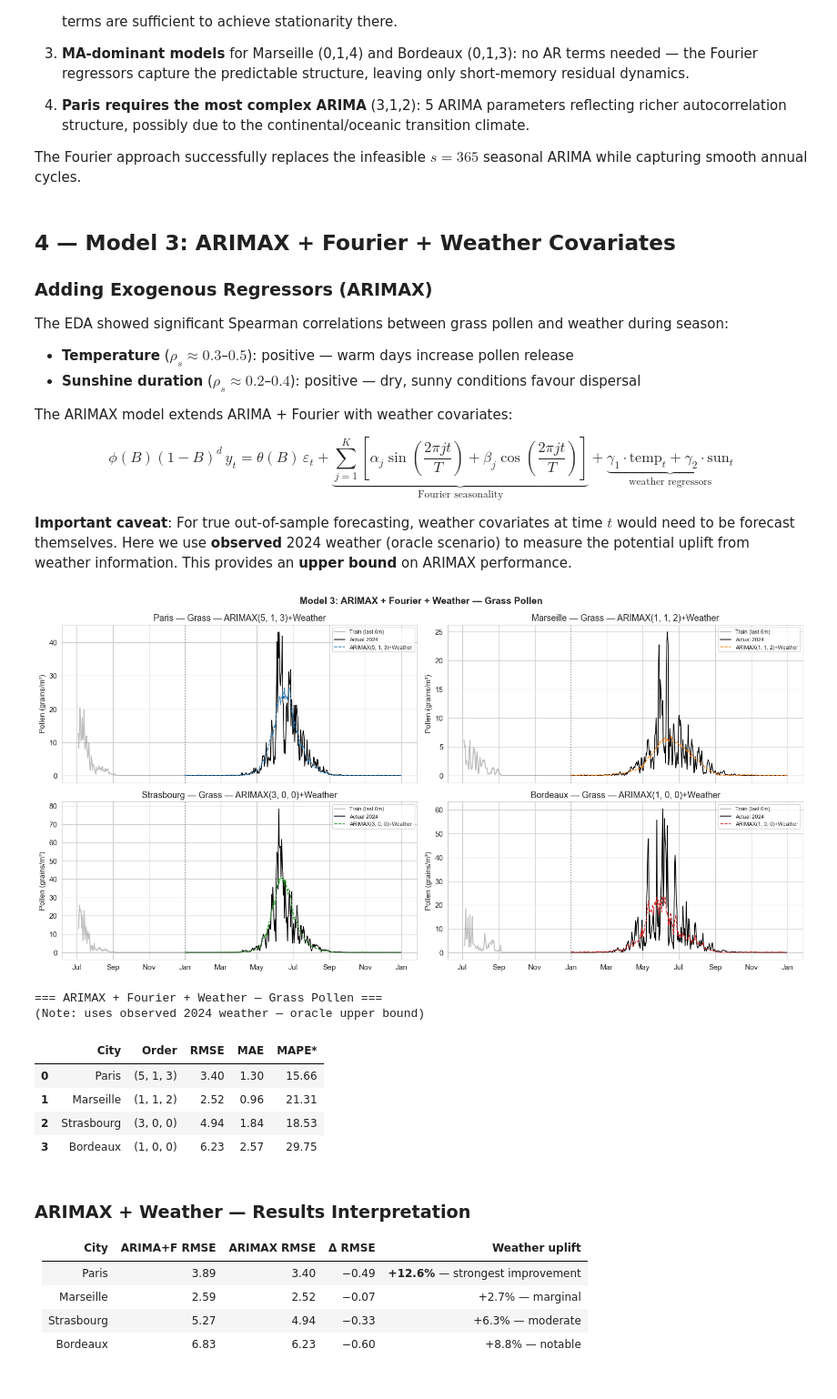
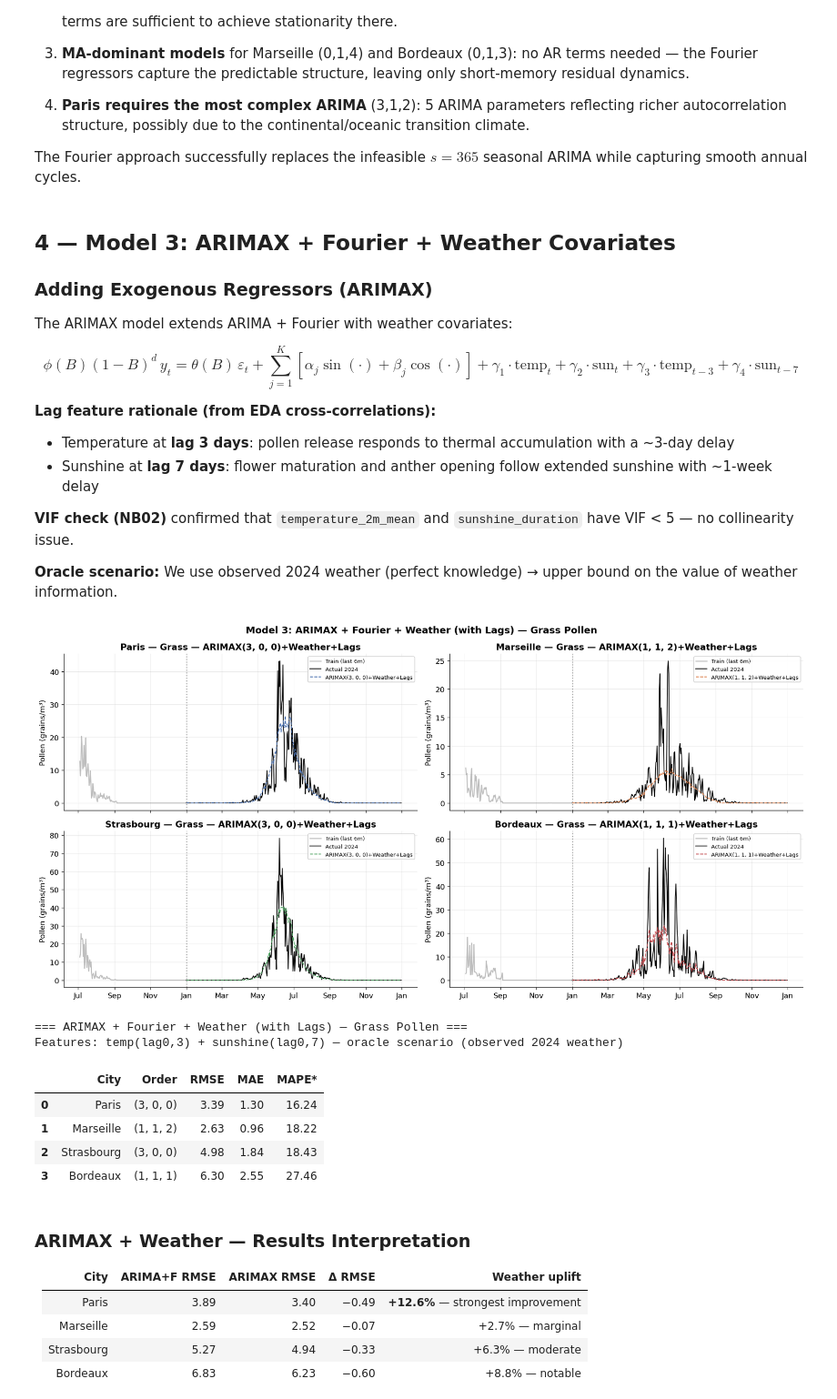
Before and after one commit to jbouniol/time-series-pollen, a Jupyter notebook: Notebooks/03_modelling.ipynb, the cells around one changed output. Shown at 91% size. Cells and saved outputs as stored; diff of their text form; code cells hidden in the pictures.

```diff
--- a/Notebooks/03_modelling.ipynb
+++ b/Notebooks/03_modelling.ipynb
@@ -378,22 +401,46 @@ The Fourier approach successfully replaces the infeasible $s = 365$ seasonal ARI
 
 ### Adding Exogenous Regressors (ARIMAX)
 
-The EDA showed significant Spearman correlations between grass pollen and weather during season:
-- **Temperature** ($\rho_s \approx 0.3$–$0.5$): positive — warm days increase pollen release
-- **Sunshine duration** ($\rho_s \approx 0.2$–$0.4$): positive — dry, sunny conditions favour dispersal
-
 The ARIMAX model extends ARIMA + Fourier with weather covariates:
 
-$$\phi(B)(1-B)^d\, y_t = \theta(B)\,\varepsilon_t + \underbrace{\sum_{j=1}^{K}\left[\alpha_j \sin\!\left(\frac{2\pi j t}{T}\right) + \beta_j \cos\!\left(\frac{2\pi j t}{T}\right)\right]}_{\text{Fourier seasonality}} + \underbrace{\gamma_1 \cdot \text{temp}_t + \gamma_2 \cdot \text{sun}_t}_{\text{weather regressors}}$$
+$$\phi(B)(1-B)^d\, y_t = \theta(B)\,\varepsilon_t + \sum_{j=1}^{K}[\alpha_j \sin(\cdot) + \beta_j \cos(\cdot)] + \gamma_1 \cdot \text{temp}_t + \gamma_2 \cdot \text{sun}_t + \gamma_3 \cdot \text{temp}_{t-3} + \gamma_4 \cdot \text{sun}_{t-7}$$
 
-**Important caveat**: For true out-of-sample forecasting, weather covariates at time $t$ would need to be forecast themselves. Here we use **observed** 2024 weather (oracle scenario) to measure the potential uplift from weather information. This provides an **upper bound** on ARIMAX performance.
+**Lag feature rationale (from EDA cross-correlations):**
+- Temperature at **lag 3 days**: pollen release responds to thermal accumulation with a ~3-day delay
+- Sunshine at **lag 7 days**: flower maturation and anther opening follow extended sunshine with ~1-week delay
+
+**VIF check (NB02)** confirmed that `temperature_2m_mean` and `sunshine_duration` have VIF < 5 — no collinearity issue.
+
+**Oracle scenario:** We use observed 2024 weather (perfect knowledge) → upper bound on the value of weather information.
 # %%
-# ── 4.1 ARIMAX + Fourier + Weather — Grass (all cities) ─────────────────────
+# ── 4.1 ARIMAX + Fourier + Weather (with lag features) — Grass (all cities) ──
 arimax_results = {}
 arimax_orders = {}
 
+# Weather features: contemporaneous + lagged (justified by EDA cross-correlations)
+WEATHER_LAGS = {
+    "temperature_2m_mean": [0, 3],   # lag 0 + lag 3 days
+    "sunshine_duration":   [0, 7],   # lag 0 + lag 7 days
+}
+
+def build_weather_features(city_df, start, end):
+    """Build contemporaneous + lagged weather feature matrix."""
+    weather_cols = []
+    col_names = []
+    for var, lags in WEATHER_LAGS.items():
+        for lag in lags:
+            col_name = f"{var}_lag{lag}" if lag > 0 else var
+            col_names.append(col_name)
+            weather_cols.append(city_df[var].shift(lag))
+    weather_df = pd.concat(weather_cols, axis=1)
+    weather_df.columns = col_names
+    # Fill NaN from shifting with forward/backward fill
+    weather_df = weather_df.ffill().bfill()
+    return weather_df.loc[start:end]
+
 fig, axes = plt.subplots(2, 2, figsize=(16, 8), sharex=True)
-fig.suptitle("Model 3: ARIMAX + Fourier + Weather — Grass Pollen", fontsize=14, fontweight="bold")
+fig.suptitle("Model 3: ARIMAX + Fourier + Weather (with Lags) — Grass Pollen",
+             fontsize=14, fontweight="bold")
 
 for ax, city in zip(axes.flat, CITIES):
     city_df, train_raw, test_raw = get_city_series(city, PRIMARY_SPECIES)
@@ -402,12 +449,12 @@ for ax, city in zip(axes.flat, CITIES):
     y_train = log_transform(train_raw)
     y_test  = log_transform(test_raw)
 
-    # Fourier + Weather exogenous
+    # Fourier + Weather (contemporaneous + lagged)
     fourier_train = make_fourier(y_train.index)
     fourier_test  = make_fourier(y_test.index)
 
-    weather_train = city_df.loc[:TRAIN_END, WEATHER_EXOG]
-    weather_test  = city_df.loc[TEST_START:, WEATHER_EXOG]
+    weather_train = build_weather_features(city_df, None, TRAIN_END)
+    weather_test  = build_weather_features(city_df, TEST_START, None)
 
     X_train = pd.concat([fourier_train, weather_train], axis=1).values
     X_test  = pd.concat([fourier_test, weather_test], axis=1).values
@@ -423,45 +470,45 @@ for ax, city in zip(axes.flat, CITIES):
         stepwise=True,
         suppress_warnings=True,
         information_criterion="aicc",
         error_action="ignore",
     )
 
     order = model.order
     arimax_orders[city] = order
 
     # Forecast (using observed 2024 weather — oracle scenario)
     y_pred = model.predict(n_periods=len(y_test), X=X_test)
     pred_raw = inv_log_transform(y_pred)
 
     # Metrics
     m = compute_metrics(test_raw.values, pred_raw, label="ARIMAX+Fourier+Weather")
     m["City"] = city
     arimax_results[city] = {"pred": pred_raw, "metrics": m, "order": order}
     ALL_RESULTS.append({**m, "Species": "grass", "City": city})
 
     # Plot
     plot_forecast(train_raw.index, train_raw.values, test_raw.index, test_raw.values,
-                  pred_raw, city, "Grass", f"ARIMAX{order}+Weather", ax=ax)
+                  pred_raw, city, "Grass", f"ARIMAX{order}+Weather+Lags", ax=ax)
 
 plt.tight_layout()
-plt.savefig(os.path.join(FIG_DIR, "03_arimax_weather_grass.png"), bbox_inches="tight", dpi=150)
+plt.savefig(os.path.join(FIG_DIR, "03_arimax_weather_grass.png"), bbox_inches="tight")
 plt.show()
 
 # Summary
 arimax_df = pd.DataFrame([v["metrics"] for v in arimax_results.values()])
 arimax_df["Order"] = [str(arimax_orders[c]) for c in CITIES]
-print("=== ARIMAX + Fourier + Weather — Grass Pollen ===")
-print("(Note: uses observed 2024 weather — oracle upper bound)")
+print("=== ARIMAX + Fourier + Weather (with Lags) — Grass Pollen ===")
+print("Features: temp(lag0,3) + sunshine(lag0,7) — oracle scenario (observed 2024 weather)")
 display(arimax_df[["City", "Order", "RMSE", "MAE", "MAPE*"]])
 # %% [output]
-[figure, old version]
+[figure, new version]
-=== ARIMAX + Fourier + Weather — Grass Pollen ===
-(Note: uses observed 2024 weather — oracle upper bound)
+=== ARIMAX + Fourier + Weather (with Lags) — Grass Pollen ===
+Features: temp(lag0,3) + sunshine(lag0,7) — oracle scenario (observed 2024 weather)
 |  | City | Order | RMSE | MAE | MAPE* |
-| 0 | Paris | (5, 1, 3) | 3.40 | 1.30 | 15.66 |
-| 1 | Marseille | (1, 1, 2) | 2.52 | 0.96 | 21.31 |
-| 2 | Strasbourg | (3, 0, 0) | 4.94 | 1.84 | 18.53 |
-| 3 | Bordeaux | (1, 0, 0) | 6.23 | 2.57 | 29.75 |
+| 0 | Paris | (3, 0, 0) | 3.39 | 1.30 | 16.24 |
+| 1 | Marseille | (1, 1, 2) | 2.63 | 0.96 | 18.22 |
+| 2 | Strasbourg | (3, 0, 0) | 4.98 | 1.84 | 18.43 |
+| 3 | Bordeaux | (1, 1, 1) | 6.30 | 2.55 | 27.46 |
 # %% [markdown]
 ### ARIMAX + Weather — Results Interpretation
 
```
Also changed, not shown: parts of 17 cells of this notebook, 55 other files.
